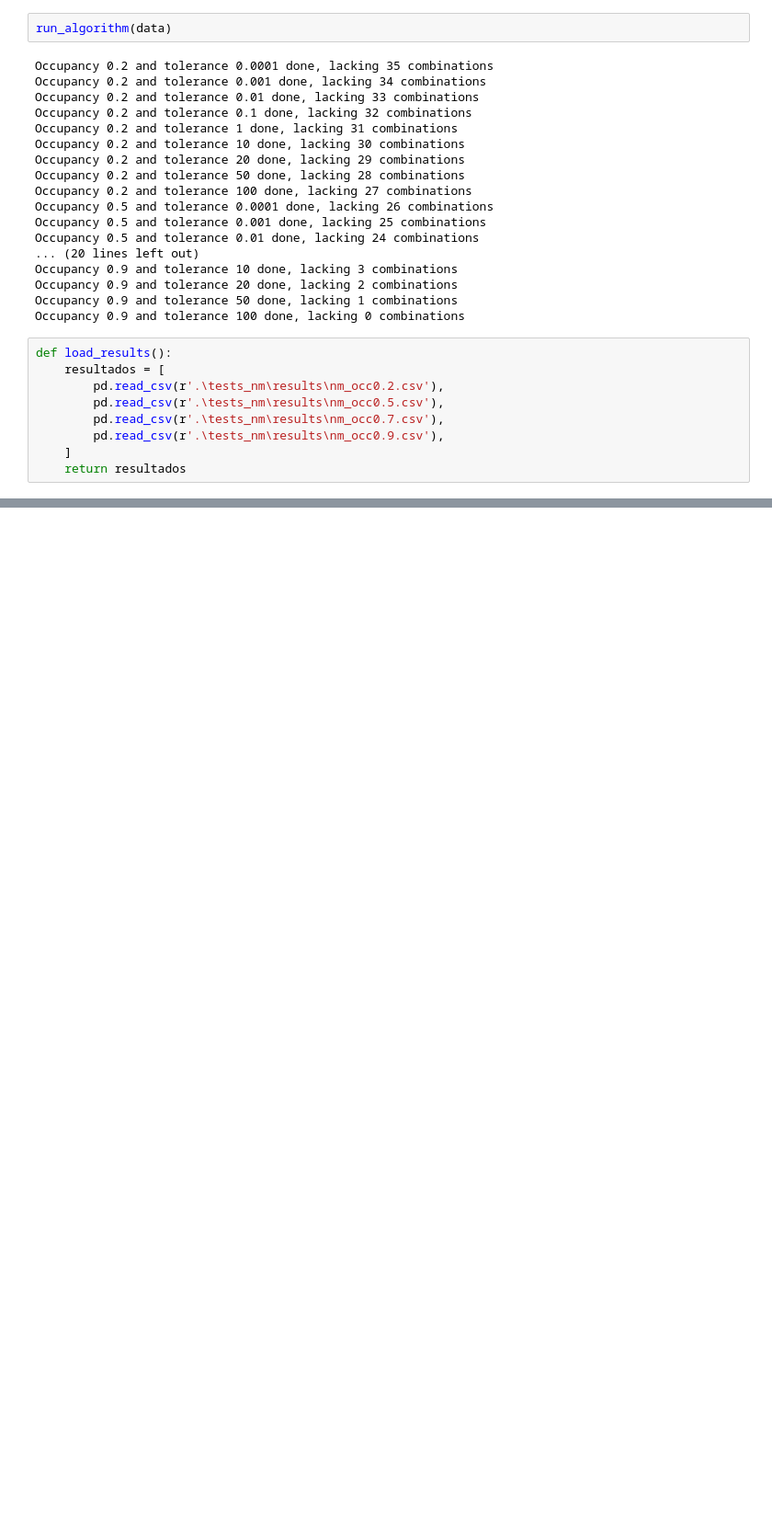
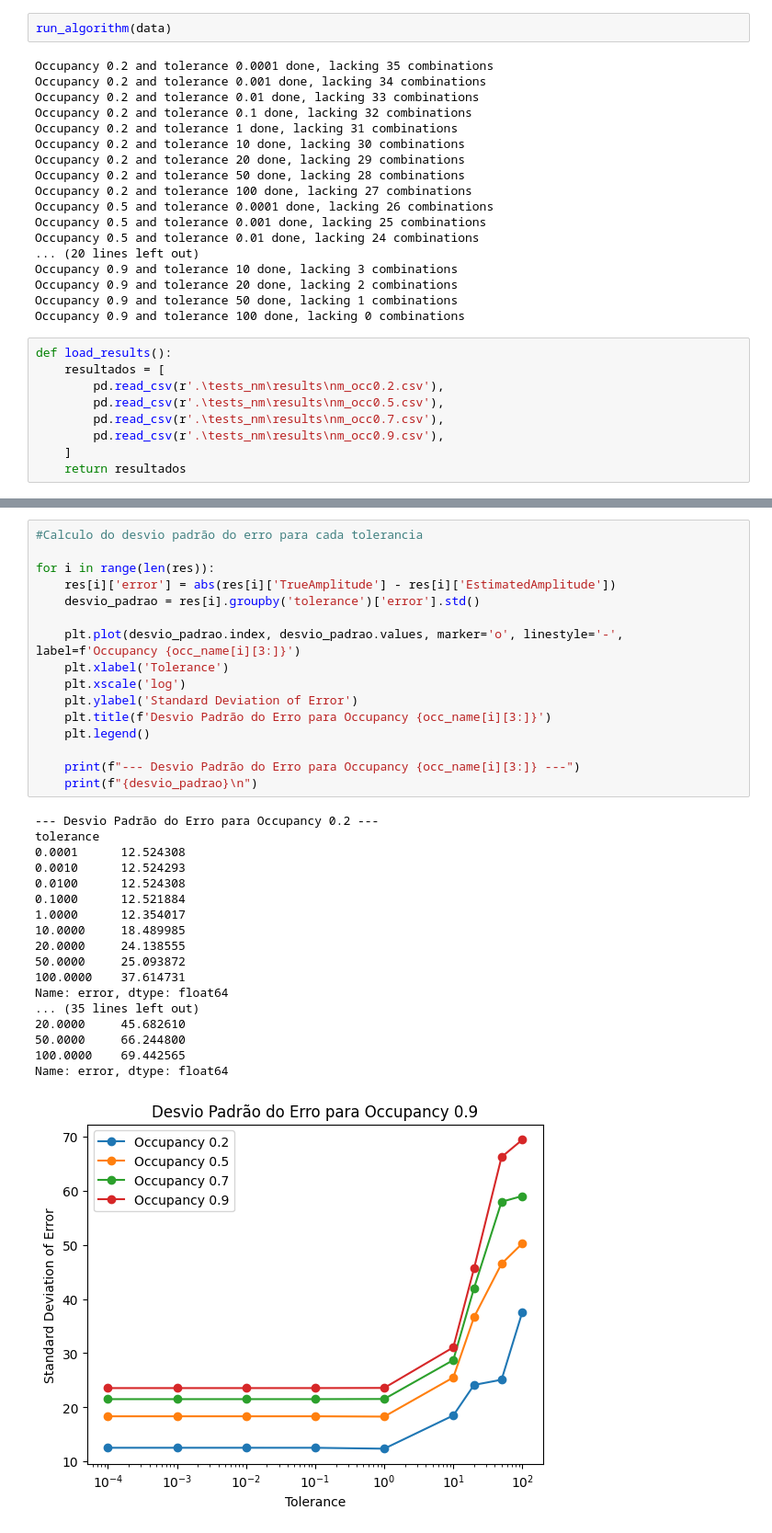
Before and after one commit to Caua-Gomes2005/Nelder-Mead_Rede-Neural, a Jupyter notebook: avaliacao_NM.ipynb, the cells around one changed output, grey strips where cells are left out. Shown at 92% size. Saved outputs shown, nothing was run; the diff lists cells and outputs as text; blank space fills up the shorter version.

Commit message:
Teste com 700 iterações para avaliação do desvio padrão
Agora com todos os valores, foi feita a análise do desvio padrão para cada tolerancia e ocupação

```diff
--- a/avaliacao_NM.ipynb
+++ b/avaliacao_NM.ipynb
@@ -250,0 +240,35 @@ tolerance
+# %%
+#Calculo do desvio padrão do erro para cada tolerancia
+
+for i in range(len(res)):
+    res[i]['error'] = abs(res[i]['TrueAmplitude'] - res[i]['EstimatedAmplitude'])
+    desvio_padrao = res[i].groupby('tolerance')['error'].std()
+
+    plt.plot(desvio_padrao.index, desvio_padrao.values, marker='o', linestyle='-', label=f'Occupancy {occ_name[i][3:]}')
+    plt.xlabel('Tolerance')
+    plt.xscale('log')
+    plt.ylabel('Standard Deviation of Error')
+    plt.title(f'Desvio Padrão do Erro para Occupancy {occ_name[i][3:]}')
+    plt.legend()
+
+    print(f"--- Desvio Padrão do Erro para Occupancy {occ_name[i][3:]} ---")
+    print(f"{desvio_padrao}\n")
+# %% [output]
+--- Desvio Padrão do Erro para Occupancy 0.2 ---
+tolerance
+0.0001      12.524308
+0.0010      12.524293
+0.0100      12.524308
+0.1000      12.521884
+1.0000      12.354017
+10.0000     18.489985
+20.0000     24.138555
+50.0000     25.093872
+100.0000    37.614731
+Name: error, dtype: float64
+... (35 lines left out)
+20.0000     45.682610
+50.0000     66.244800
+100.0000    69.442565
+Name: error, dtype: float64
+[figure, added]
```
Also changed, not shown: parts of 6 cells of this notebook, 5 other files.
